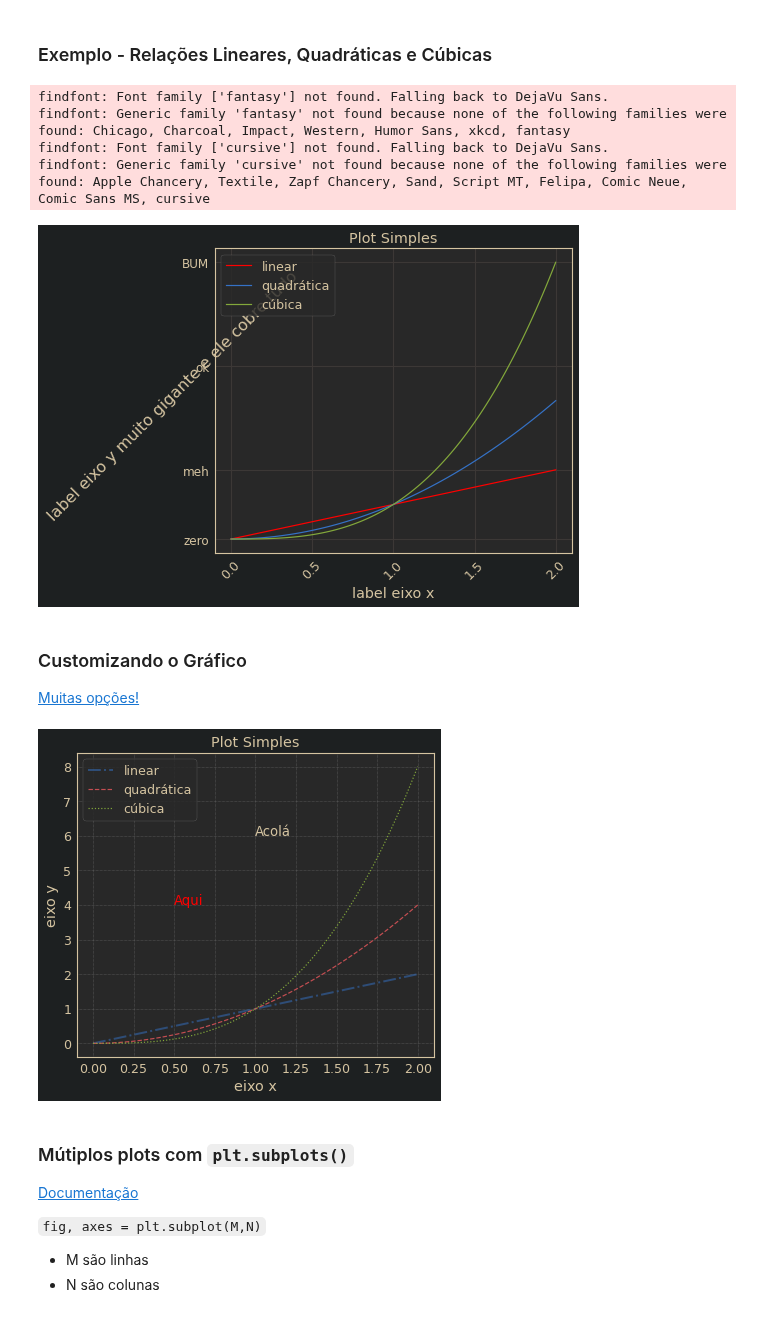
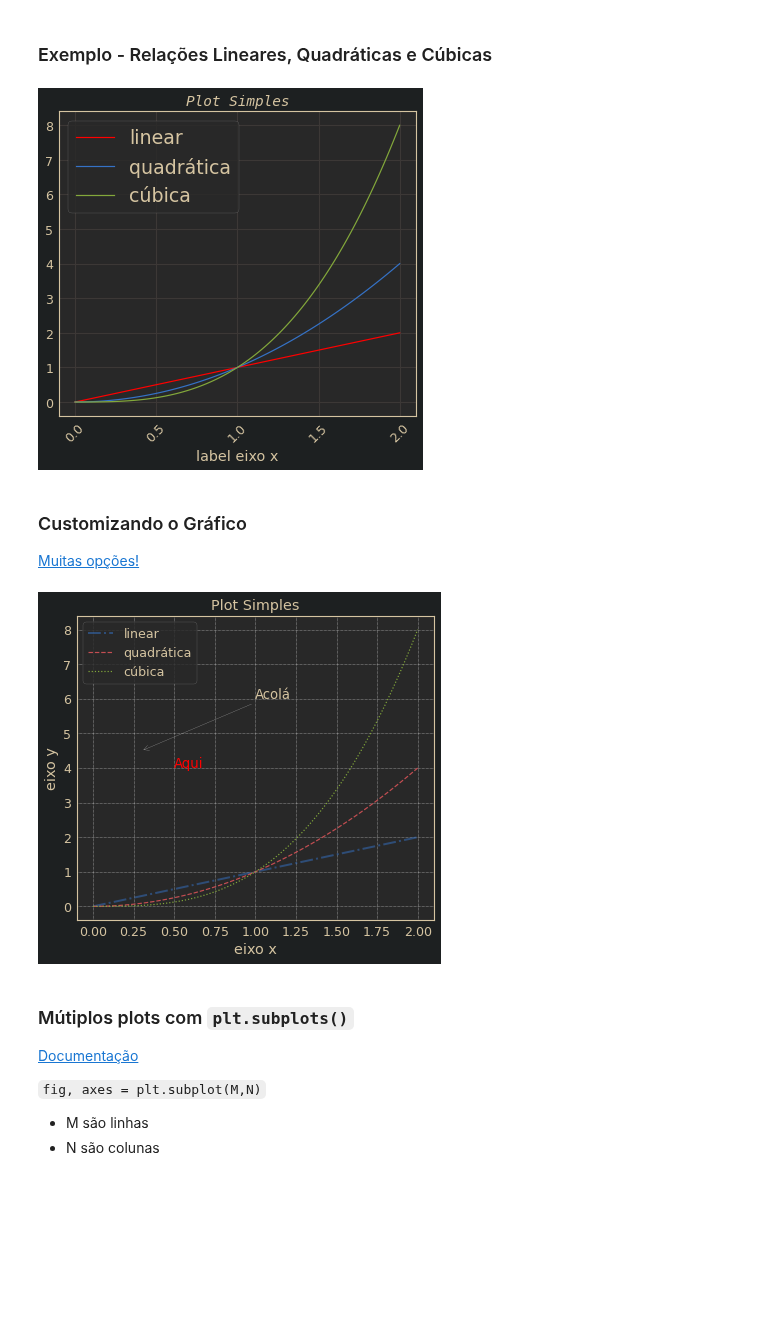
Before and after one commit to storopoli/ciencia-de-dados, a Jupyter notebook: notebooks/Aula_9_graficos.ipynb, the cells around one changed output. Drawn from its saved outputs; the diff is of its cells as text; code cells hidden in the pictures; blank space fills up the shorter version.

Commit message:
added corrections for dark mode visualizations

```diff
--- a/notebooks/Aula_9_graficos.ipynb
+++ b/notebooks/Aula_9_graficos.ipynb
@@ -84,32 +84,30 @@ plt.show()
 # %%
 x = np.linspace(0, 2, 100) # entre 0 e 2 com 100 quebras iguais
 
 plt.plot(x, x, label='linear', color='red') # Linha Linear
 plt.plot(x, x**2, label='quadrática') # Linha Quadrática
 plt.plot(x, x**3, label='cúbica') # Linha Cúbica
 
 plt.xlabel('label eixo x')
-plt.ylabel('label eixo y muito gigante e ele cobre tudo',
-           family='cursive', size=16, rotation=45, wrap=True)
+# plt.ylabel('label eixo y muito gigante e ele cobre tudo e esta demasiadamente grande',
+#            family='cursive', size=16, wrap=True)
 
-plt.title('Plot Simples')
+plt.title('Plot Simples', fontfamily='monospace', fontstyle='oblique')
 
-plt.legend() # Incluindo Legenda
-#plt.xlim((0, 1))
+# plt.title('\alpha', usetex=True)
 
-plt.xticks(ticks=[0, .5, 1, 1.5, 2],
+plt.legend(fontsize='x-large') # Incluindo Legenda
+#|plt.xlim((0, 1))
+
+plt.xticks(ticks=np.linspace(0,2, 5),
            rotation=45)
-plt.yticks(ticks=[0, 2, 5, 8],
-           labels=['zero', 'meh', 'ok', 'BUM'],
-           family='fantasy', size=12)
+# plt.yticks(ticks=[0, 2, 5, 8],
+#            labels=['zero', 'meh', 'ok', 'BUM'],
+#            family='fantasy', size=12)
 
 plt.show()
 # %% [output]
-findfont: Font family ['fantasy'] not found. Falling back to DejaVu Sans.
-findfont: Generic family 'fantasy' not found because none of the following families were found: Chicago, Charcoal, Impact, Western, Humor Sans, xkcd, fantasy
-findfont: Font family ['cursive'] not found. Falling back to DejaVu Sans.
-findfont: Generic family 'cursive' not found because none of the following families were found: Apple Chancery, Textile, Zapf Chancery, Sand, Script MT, Felipa, Comic Neue, Comic Sans MS, cursive
-[figure, old version]
+[figure, new version]
 # %% [markdown]
 ### Customizando o Gráfico
 
@@ -128,11 +126,12 @@ plt.title('Plot Simples')
 
 
 plt.annotate('Aqui', xy=(0.5, 4), color = 'red') # Anotando texto em vermelho
-plt.annotate('Acolá',                         # Anotando texto com uma seta
-             xy=(0.3, 4.5), xycoords = 'data',
-             xytext=(1,6.0), textcoords='data',
-             arrowprops=dict(arrowstyle='<->',
-                             connectionstyle='arc3'))
+plt.annotate('Acolá',                            # Anotando texto com uma seta
+             xy=(0.3, 4.5),
+             xytext=(1,6.0),
+             arrowprops=dict(arrowstyle='->',
+                             connectionstyle='arc3',
+                             color='white'))
 
 
 plt.xticks(np.linspace(0,2, 9))  # Definindo os 'ticks' do eixo X
@@ -140,13 +139,13 @@ plt.yticks(np.linspace(0,8, 9))  # Definindo os 'ticks' do eixo X
 #plt.xlim(-0.5, 2.5)  # Definindo os limites do eixo X
 #plt.ylim(2, 10)  # Definindo os limites do eixo X
 
-plt.grid(color='grey', linestyle=':', linewidth=0.5)  # Inserindo grade no gráfico
+plt.grid(color='white', linestyle=':', linewidth=0.5)  # Inserindo grade no gráfico
 
 plt.legend()
 
 plt.show()
 # %% [output]
-[figure, old version]
+[figure, new version]
 # %% [markdown]
 ### Mútiplos plots com `plt.subplots()`
 
```
Also changed, not shown: parts of 1 cell of this notebook.
